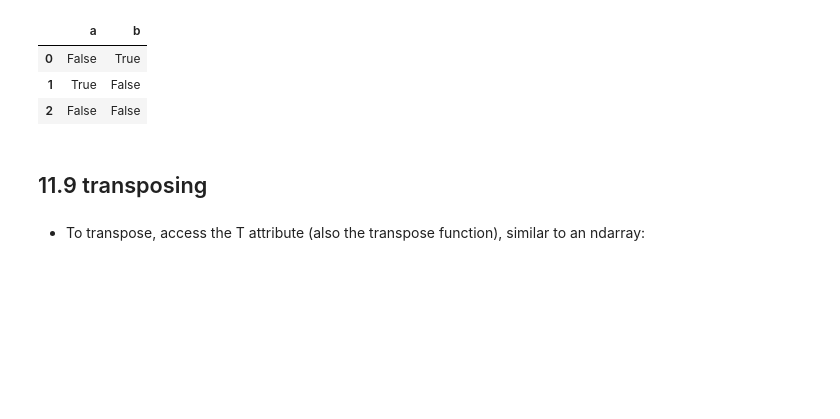
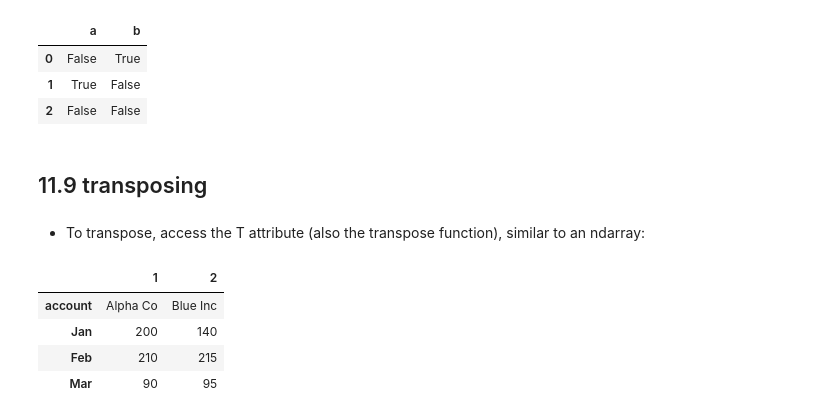
Before and after one commit to Marky115/Week1-Introduction_to_Python, a Jupyter notebook: Introduction_to_Python.ipynb, the cells around one changed output. Saved outputs shown, nothing was run; the diff lists cells and outputs as text; code cells hidden in the pictures; blank space fills up the shorter version.

```diff
--- a/Introduction_to_Python.ipynb
+++ b/Introduction_to_Python.ipynb
@@ -1686,3 +1684,12 @@ df1^df2
 # %%
 # only show the first 4 rows
 df[:4].T
+
+#in this example i made sure to only show the first 2 rows
+df[1:3].T
+# %% [output]
+|  | 1 | 2 |
+| account | Alpha Co | Blue Inc |
+| Jan | 200 | 140 |
+| Feb | 210 | 215 |
+| Mar | 90 | 95 |
```
Also changed, not shown: parts of 1 cell of this notebook.
